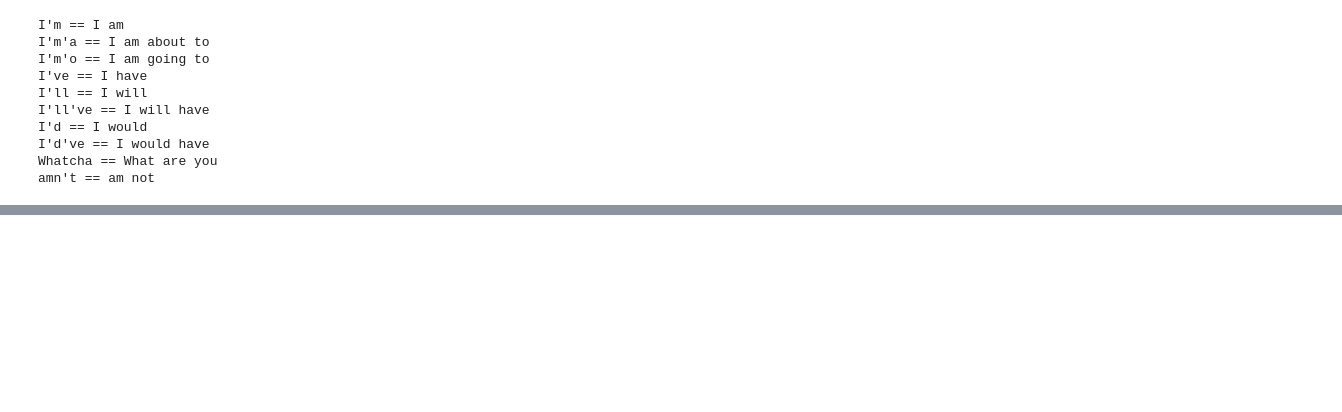
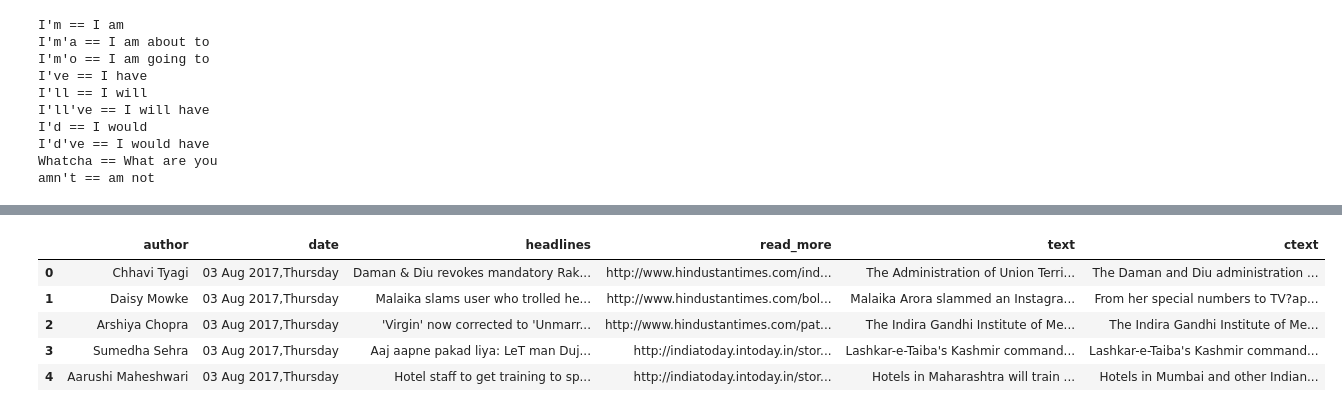
Before and after one commit to Piyush20-11/Abstractive-Text-Summarization, a Jupyter notebook: ats_proj.ipynb, the cells around one changed output, grey strips where cells are left out. Saved outputs shown, nothing was run; the diff lists cells and outputs as text; code cells hidden in the pictures; blank space fills up the shorter version.

Commit message:
Data Preprocessing on datasets

```diff
--- a/ats_proj.ipynb
+++ b/ats_proj.ipynb
@@ -38,7 +38,7 @@ amn't == am not
 # %%
 import csv
 
-with open("news_summary_more.csv", "r") as f:
+with open("Datasets/news_summary_more.csv", "r") as f:
     reader = csv.reader(f)
     data = list(reader)
 
@@ -46,7 +46,7 @@ with open("news_summary_more.csv", "r") as f:
 # df2 = pd.DataFrame(data2)
 df1 = pd.DataFrame(data[1:], columns=data[0])
 # %%
-with open("news_summary.csv", "r", encoding="latin-1") as f:
+with open("Datasets/news_summary.csv", "r", encoding="latin-1") as f:
     reader = csv.reader(f)
     data = list(reader)
 df2 = pd.DataFrame(data[1:], columns=data[0])
@@ -52,0 +62,9 @@ df2 = pd.DataFrame(data[1:], columns=data[0])
+# %%
+df2.head(5)
+# %% [output]
+|  | author | date | headlines | read_more | text | ctext |
+| 0 | Chhavi Tyagi | 03 Aug 2017,Thursday | Daman & Diu revokes mandatory Rak... | http://www.hindustantimes.com/ind... | The Administration of Union Terri... | The Daman and Diu administration ... |
+| 1 | Daisy Mowke | 03 Aug 2017,Thursday | Malaika slams user who trolled he... | http://www.hindustantimes.com/bol... | Malaika Arora slammed an Instagra... | From her special numbers to TV?ap... |
+| 2 | Arshiya Chopra | 03 Aug 2017,Thursday | 'Virgin' now corrected to 'Unmarr... | http://www.hindustantimes.com/pat... | The Indira Gandhi Institute of Me... | The Indira Gandhi Institute of Me... |
+| 3 | Sumedha Sehra | 03 Aug 2017,Thursday | Aaj aapne pakad liya: LeT man Duj... | http://indiatoday.intoday.in/stor... | Lashkar-e-Taiba's Kashmir command... | Lashkar-e-Taiba's Kashmir command... |
+| 4 | Aarushi Maheshwari | 03 Aug 2017,Thursday | Hotel staff to get training to sp... | http://indiatoday.intoday.in/stor... | Hotels in Maharashtra will train ... | Hotels in Mumbai and other Indian... |
```
Also changed, not shown: parts of 8 cells of this notebook.
